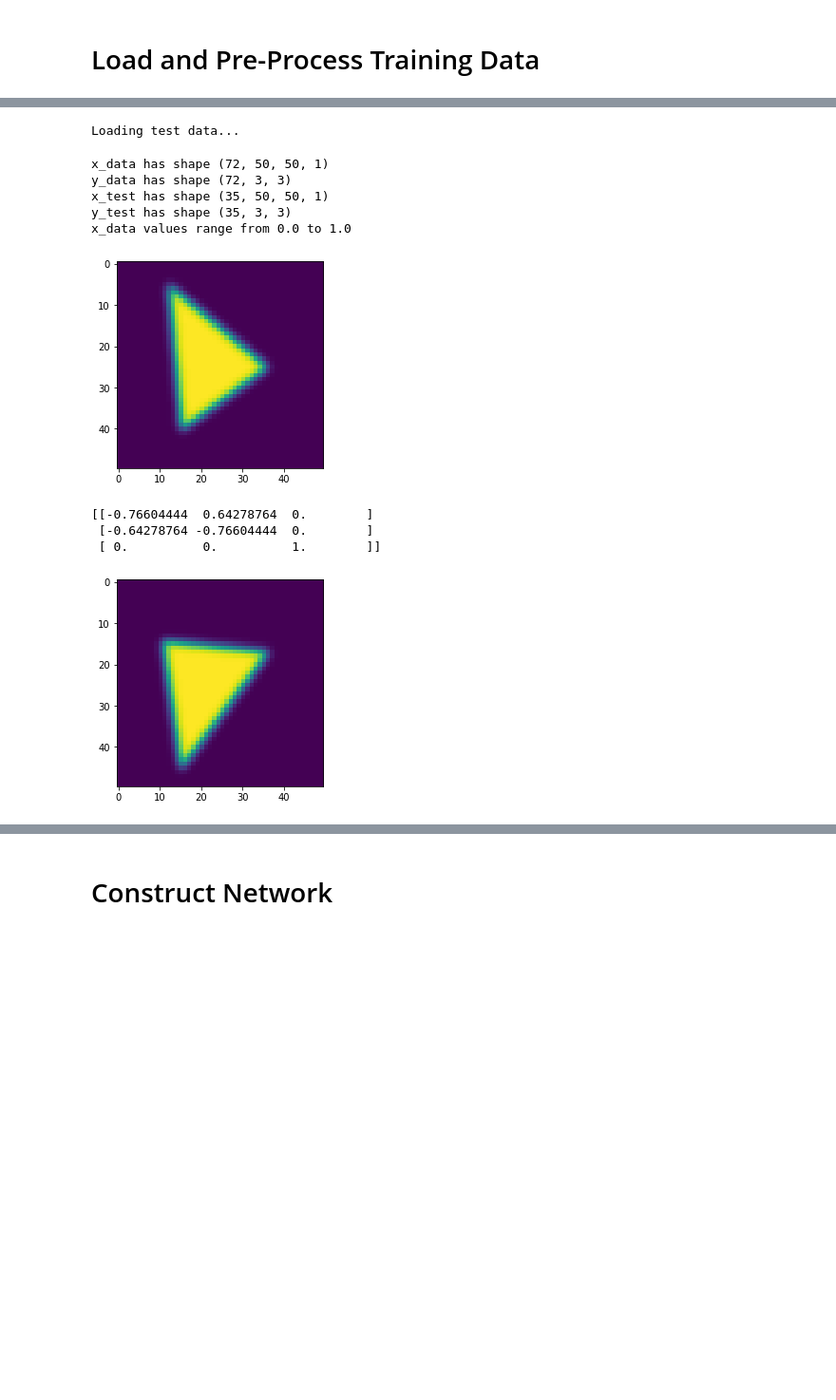
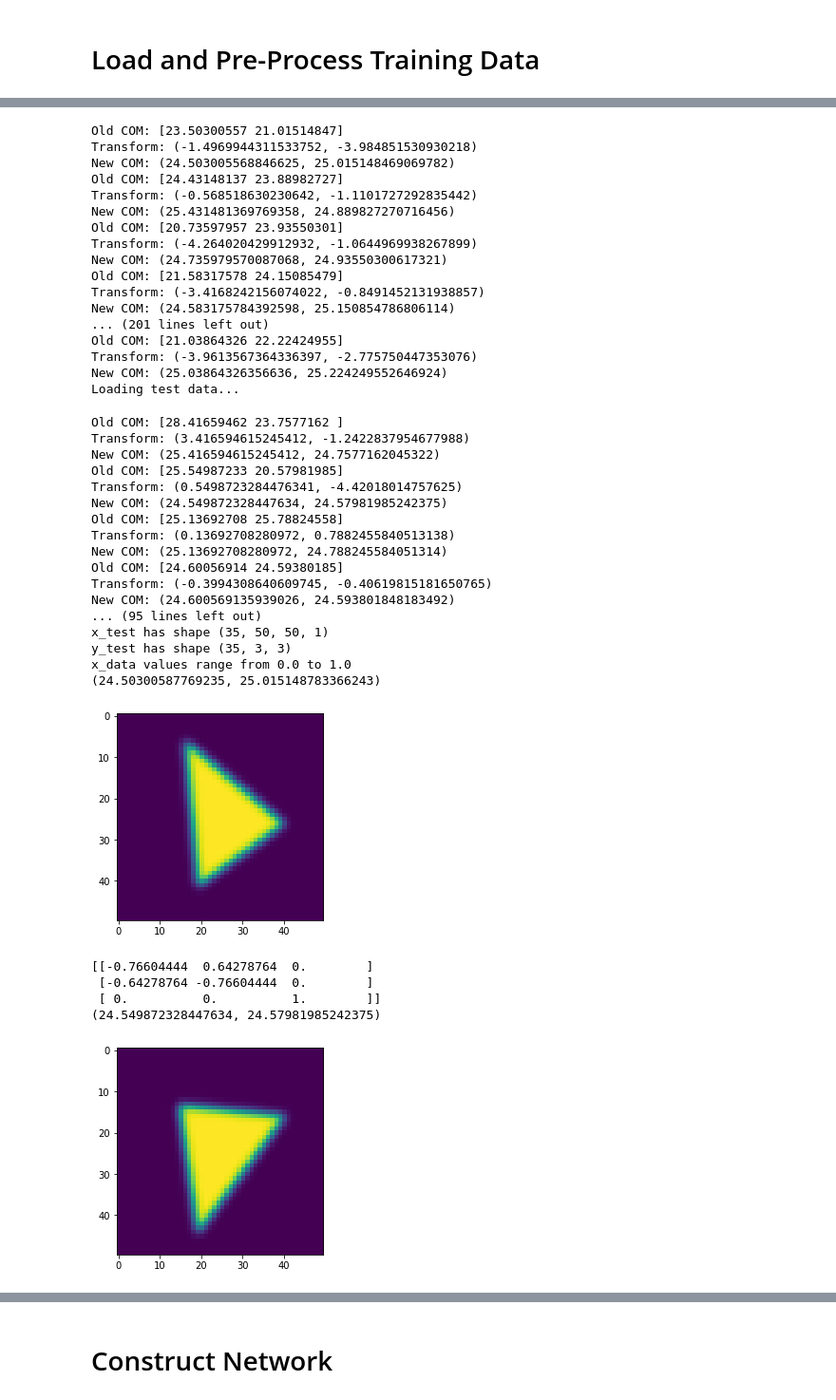
Before and after one commit to SEMOrientation/Y4ProjectNotebooks, a Jupyter notebook: 2D_Network.ipynb, the cells around one changed output, grey strips where cells are left out. Shown at 95% size. Saved outputs shown, nothing was run; the diff lists cells and outputs as text; code cells hidden in the pictures; blank space fills up the shorter version.

Commit message:
PIL-based image centering

```diff
--- a/2D_Network.ipynb
+++ b/2D_Network.ipynb
@@ -120,11 +122,40 @@ tf: tf.Tensor(
+# %%
+import numpy as np
+from scipy import ndimage
+from PIL import Image
+def centre_image(a: np.ndarray):
+  """Centres a single-channel image using centre of mass."""
+  if len(a.shape) == 2:
+    a = a.reshape((1,) + a.shape)
+
+  # determine all centres of mass
+  if len(a.shape) == 3:
+    COM = np.zeros((a.shape[0], 2))
+    for i in range(a.shape[0]):
+      COM[i] = ndimage.measurements.center_of_mass(a[i])
+  else:
+    raise TypeError("a should be either 2D image or an array of 2D")
+
+  output = np.zeros(a.shape)
+
+  # convert each image into PIL format and use translate
+  for i in range(a.shape[0]):
+    print("Old COM:", COM[i])
+    im = Image.fromarray(a[i])
+    # use affine transform with a=1, e=1, c=x, f=y to translate
+    translation = (COM[i][0] - im.size[0]/2, COM[i][1] - im.size[1]/2)
+    print("Transform:", translation)
+    output[i] = np.array(im.transform(im.size, Image.AFFINE, (1, 0, translation[1], 0, 1, translation[0])))
+    print("New COM:", ndimage.measurements.center_of_mass(output[i]))
+
+  return output
 # %% [markdown]
 # Load and Pre-Process Training Data
 # %%
 import os
 import random
-import numpy as np
 from scipy.spatial.transform import Rotation as R
-from PIL import Image, ImageFilter
+from PIL import ImageFilter
 from tqdm.notebook import tqdm
 from matplotlib import pyplot as plt
 
@@ -156,7 +187,7 @@ def process_image(imf):
   im = im.resize(RESIZE_SHAPE)
   im = im.filter(image_filter)
   angle = float(os.path.splitext(os.path.basename(imf))[0])
-  return np.array(im).reshape(image_shape)/255., R.from_euler("zyx", (angle, 0, 0), True).as_matrix()
+  return centre_image(np.array(im)).reshape(image_shape)/255., R.from_euler("zyx", (angle, 0, 0), True).as_matrix()
 
 # load training data
 for i, imf in tqdm(enumerate(image_files), total=total_images):
@@ -166,40 +197,71 @@ test_image_files = os.listdir(os.path.join(DATASET_DIR, "test"))
 total_test_images = len(test_image_files)
 x_test = np.zeros((total_test_images,) + x_data.shape[1:])
 y_test = np.zeros((total_test_images,) + y_data.shape[1:])
 print("Loading test data...")
 for i, imf in tqdm(enumerate(test_image_files), total=total_test_images):
   x_test[i,:,:], y_test[i,:,:] = process_image(os.path.join(DATASET_DIR, "test", imf))
 
 print(f"x_data has shape {x_data.shape}")
 print(f"y_data has shape {y_data.shape}")
 print(f"x_test has shape {x_test.shape}")
 print(f"y_test has shape {y_test.shape}")
 
 print(f"x_data values range from {np.min(x_data)} to {np.max(x_data)}")
 
 plt.imshow(x_data[0,:,:].reshape(RESIZE_SHAPE))
+print(ndimage.measurements.center_of_mass(x_data[0,:,:].reshape(RESIZE_SHAPE)))
 plt.show()
 print(y_data[0,:,:])
 plt.imshow(x_test[1,:,:].reshape(RESIZE_SHAPE))
+print(ndimage.measurements.center_of_mass(x_test[1,:,:].reshape(RESIZE_SHAPE)))
 plt.show()
 print(y_test[1,:,:])
 # %% [output]
 Dataset contains 72 images
 Image shape is (50, 50, 1)
 x will have shape (72, 50, 50, 1)
 y will have shape (72, 3, 3)
 Processing image files...
+Old COM: [23.50300557 21.01514847]
+Transform: (-1.4969944311533752, -3.984851530930218)
+New COM: (24.503005568846625, 25.015148469069782)
+Old COM: [24.43148137 23.88982727]
+Transform: (-0.568518630230642, -1.1101727292835442)
+New COM: (25.431481369769358, 24.889827270716456)
+Old COM: [20.73597957 23.93550301]
+Transform: (-4.264020429912932, -1.0644969938267899)
+New COM: (24.735979570087068, 24.93550300617321)
+Old COM: [21.58317578 24.15085479]
+Transform: (-3.4168242156074022, -0.8491452131938857)
+New COM: (24.583175784392598, 25.150854786806114)
+... (201 lines left out)
+Old COM: [21.03864326 22.22424955]
+Transform: (-3.9613567364336397, -2.775750447353076)
+New COM: (25.03864326356636, 25.224249552646924)
 Loading test data...
-x_data has shape (72, 50, 50, 1)
-y_data has shape (72, 3, 3)
+Old COM: [28.41659462 23.7577162 ]
+Transform: (3.416594615245412, -1.2422837954677988)
+New COM: (25.416594615245412, 24.7577162045322)
+Old COM: [25.54987233 20.57981985]
+Transform: (0.5498723284476341, -4.42018014757625)
+New COM: (24.549872328447634, 24.57981985242375)
+Old COM: [25.13692708 25.78824558]
+Transform: (0.13692708280972, 0.7882455840513138)
+New COM: (25.13692708280972, 24.788245584051314)
+Old COM: [24.60056914 24.59380185]
+Transform: (-0.3994308640609745, -0.40619815181650765)
+New COM: (24.600569135939026, 24.593801848183492)
+... (95 lines left out)
 x_test has shape (35, 50, 50, 1)
 y_test has shape (35, 3, 3)
 x_data values range from 0.0 to 1.0
+(24.50300587769235, 25.015148783366243)
-[figure, old version]
+[figure, new version]
 [[-0.76604444  0.64278764  0.        ]
  [-0.64278764 -0.76604444  0.        ]
  [ 0.          0.          1.        ]]
+(24.549872328447634, 24.57981985242375)
-[figure, old version]
+[figure, new version]
 [[ 0.14211067 -0.98985078  0.        ]
  [ 0.98985078  0.14211067  0.        ]
  [ 0.          0.          1.        ]]
```
Also changed, not shown: parts of 8 cells of this notebook.
